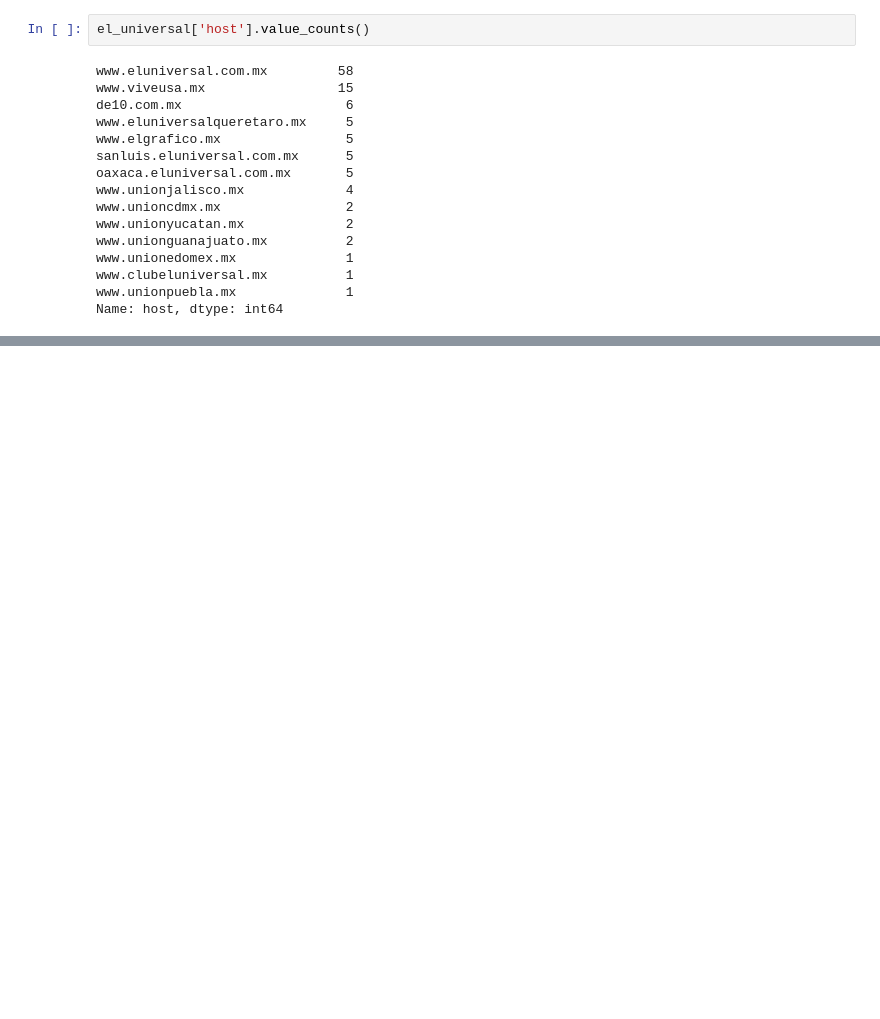
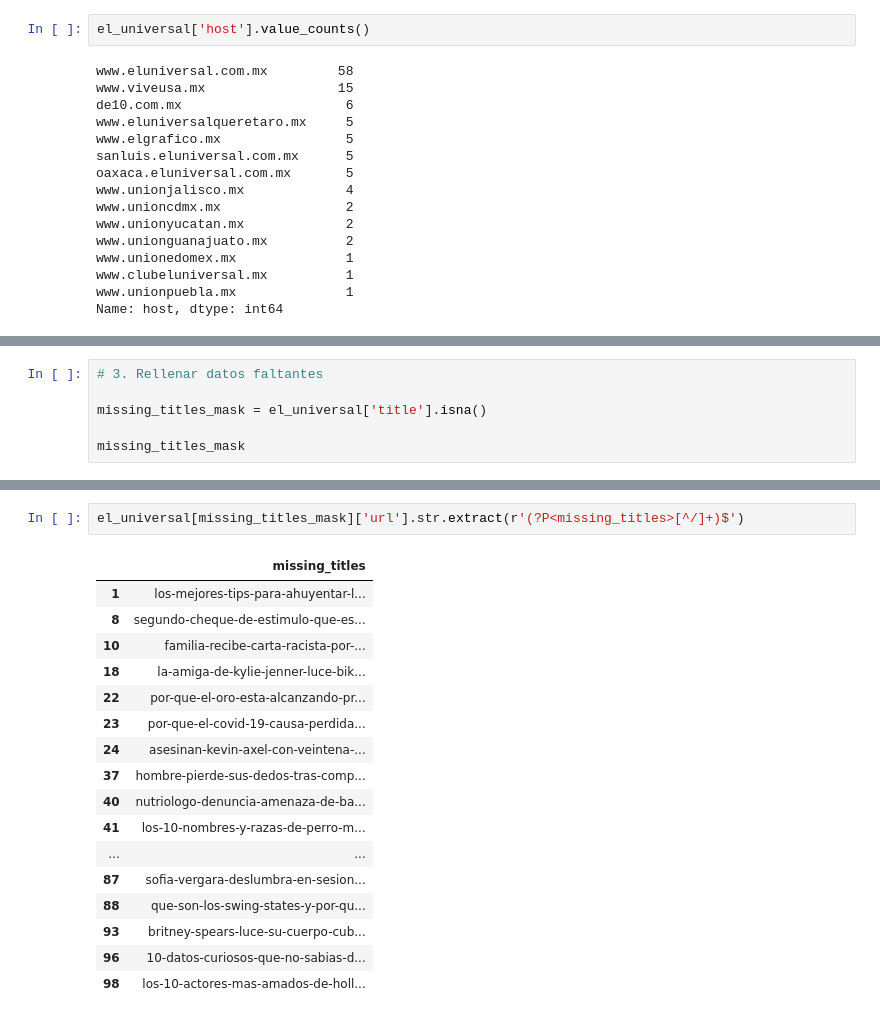
Before and after one commit to FernandoTorresL/Curso_Ing_Datos_Python, a Jupyter notebook: Platzi data live.ipynb, the cells around one changed output, grey strips where cells are left out. Cells and saved outputs as stored; diff of their text form; blank space fills up the shorter version.

```diff
--- a/Platzi data live.ipynb
+++ b/Platzi data live.ipynb
@@ -384,0 +402,6 @@ Name: host, dtype: int64
+# %%
+# 3. Rellenar datos faltantes
+
+missing_titles_mask = el_universal['title'].isna()
+
+missing_titles_mask
@@ -384,0 +447,20 @@ Name: host, dtype: int64
+# %%
+el_universal[missing_titles_mask]['url'].str.extract(r'(?P<missing_titles>[^/]+)$')
+# %% [output]
+|  | missing_titles |
+| 1 | los-mejores-tips-para-ahuyentar-l... |
+| 8 | segundo-cheque-de-estimulo-que-es... |
+| 10 | familia-recibe-carta-racista-por-... |
+| 18 | la-amiga-de-kylie-jenner-luce-bik... |
+| 22 | por-que-el-oro-esta-alcanzando-pr... |
+| 23 | por-que-el-covid-19-causa-perdida... |
+| 24 | asesinan-kevin-axel-con-veintena-... |
+| 37 | hombre-pierde-sus-dedos-tras-comp... |
+| 40 | nutriologo-denuncia-amenaza-de-ba... |
+| 41 | los-10-nombres-y-razas-de-perro-m... |
+| ... | ... |
+| 87 | sofia-vergara-deslumbra-en-sesion... |
+| 88 | que-son-los-swing-states-y-por-qu... |
+| 93 | britney-spears-luce-su-cuerpo-cub... |
+| 96 | 10-datos-curiosos-que-no-sabias-d... |
+| 98 | los-10-actores-mas-amados-de-holl... |
```
Also changed, not shown: parts of 6 cells of this notebook.
